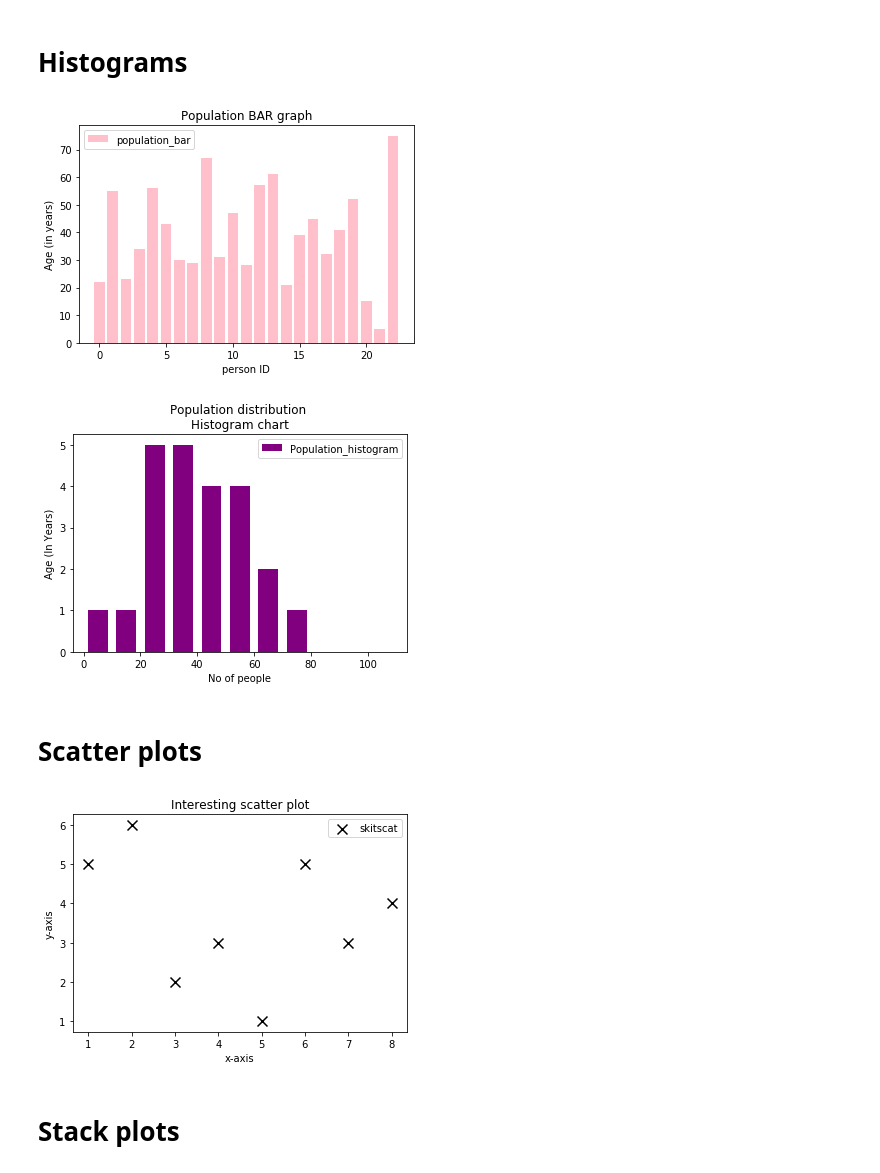
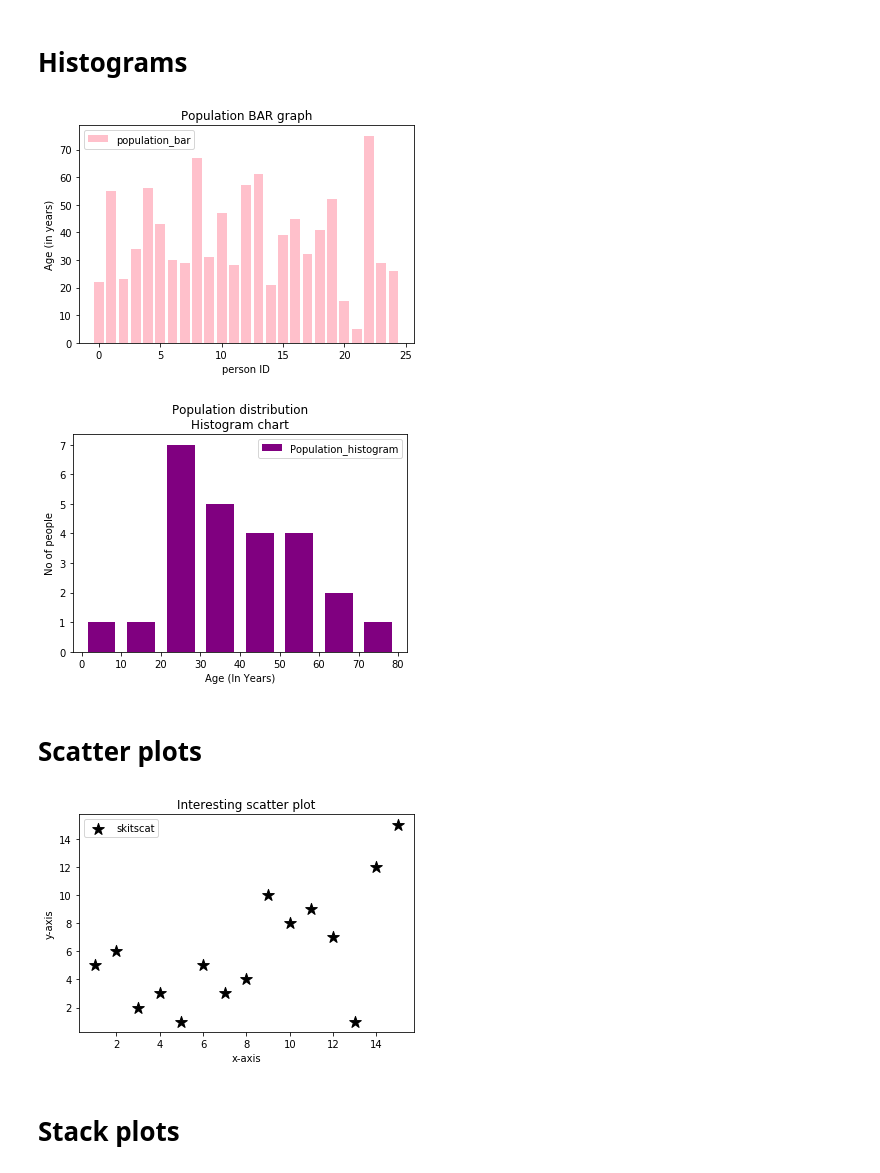
Before and after one commit to timamirrockdude/Python, a Jupyter notebook: Matplotlib_learning_guide.ipynb, the cells around one changed output. Saved outputs shown, nothing was run; the diff lists cells and outputs as text; code cells hidden in the pictures.

```diff
--- a/Matplotlib_learning_guide.ipynb
+++ b/Matplotlib_learning_guide.ipynb
@@ -70,41 +70,41 @@ plt.show()
 # %%
 #creating input set
 population_ages=[22,55,23,34,56,43,30,29,67,31,47,28,57,61,21,
-                 39,45,32,41,52,15,5,75]
+                 39,45,32,41,52,15,5,75, 29,26]
 ids=[x for x in range(len(population_ages))]
 
 #bar graph of population dataset
 plt.bar(ids,population_ages, label="population_bar",color="pink")
 plt.xlabel('person ID')
 plt.ylabel('Age (in years)')
 plt.title('Population BAR graph')
 plt.legend()
 plt.show()
 
 #######################################
 # histogram of population data set
-bins=[0,10,20,30,40,50,60,70,80,90,100,110] # BINS or BOXES for histogram
+bins=[0,10,20,30,40,50,60,70,80] # BINS or BOXES for histogram
 
 #plotting histogram
 plt.hist(population_ages, bins,
          histtype='bar',color="purple",rwidth=0.7,label="Population_histogram")
-plt.xlabel("No of people")
-plt.ylabel("Age (In Years)")
-plt.title("Population distribution \nHistogram chart")
+plt.xlabel("Age (In Years)")
+plt.ylabel("No of people")
+plt.title("Population distribution\nHistogram chart")
 plt.legend()
 plt.show()
 # %% [output]
-[figure, old version]
+[figure, new version]
-[figure, old version]
+[figure, new version]
 # %% [markdown]
 # Scatter plots
 # %%
 #input sets
-m=[1,2,3,4,5,6,7,8]
-n=[5,6,2,3,1,5,3,4]
+m=[1,2,3,4,5,6,7,8,9,10,11,12,13,14,15]
+n=[5,6,2,3,1,5,3,4,10,8,9,7,1,12,15]
 
 #plotting scatter plot
-plt.scatter(m,n,label="skitscat",color="k",s=100,marker="x")
+plt.scatter(m,n,label="skitscat",color="k",s=150,marker="*")
 
 #setting axes
 plt.xlabel('x-axis')
@@ -119,7 +119,7 @@ plt.legend()
 #show the graph
 plt.show()
 # %% [output]
-[figure, old version]
+[figure, new version]
 # %% [markdown]
 # Stack plots
 # %%
```
Also changed, not shown: parts of 7 cells of this notebook.
